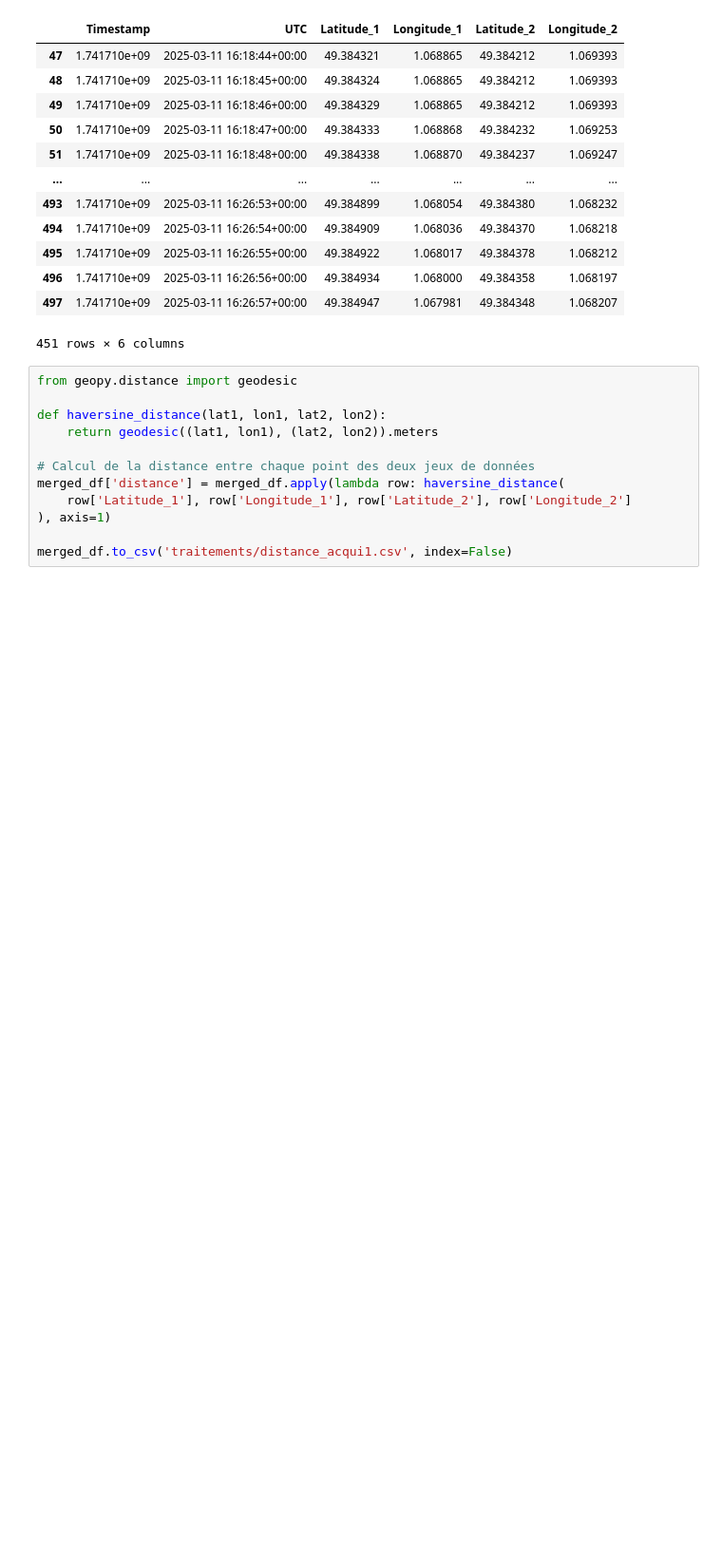
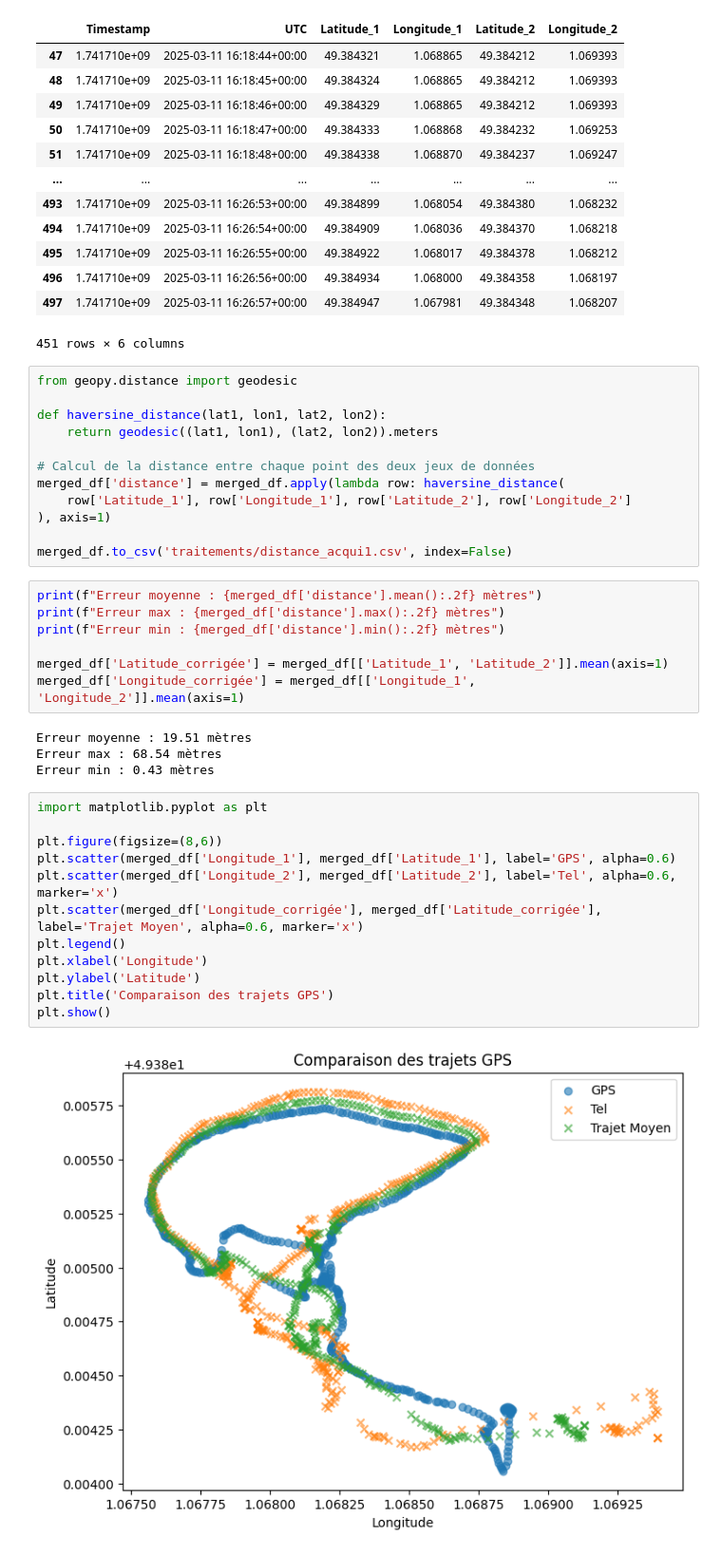
Before and after one commit to nathansourdrille/pi-itenerary, a Jupyter notebook: JPaul.ipynb, the cells around one changed output. Shown at 95% size. Cells and saved outputs as stored; diff of their text form; blank space fills up the shorter version.

Commit message:
Plot comparaison trajets

```diff
--- a/JPaul.ipynb
+++ b/JPaul.ipynb
@@ -41,3 +41,28 @@ merged_df['distance'] = merged_df.apply(lambda row: haversine_distance(
 ), axis=1)
 
 merged_df.to_csv('traitements/distance_acqui1.csv', index=False)
+# %%
+print(f"Erreur moyenne : {merged_df['distance'].mean():.2f} mètres")
+print(f"Erreur max : {merged_df['distance'].max():.2f} mètres")
+print(f"Erreur min : {merged_df['distance'].min():.2f} mètres")
+
+merged_df['Latitude_corrigée'] = merged_df[['Latitude_1', 'Latitude_2']].mean(axis=1)
+merged_df['Longitude_corrigée'] = merged_df[['Longitude_1', 'Longitude_2']].mean(axis=1)
+# %% [output]
+Erreur moyenne : 19.51 mètres
+Erreur max : 68.54 mètres
+Erreur min : 0.43 mètres
+# %%
+import matplotlib.pyplot as plt
+
+plt.figure(figsize=(8,6))
+plt.scatter(merged_df['Longitude_1'], merged_df['Latitude_1'], label='GPS', alpha=0.6)
+plt.scatter(merged_df['Longitude_2'], merged_df['Latitude_2'], label='Tel', alpha=0.6, marker='x')
+plt.scatter(merged_df['Longitude_corrigée'], merged_df['Latitude_corrigée'], label='Trajet Moyen', alpha=0.6, marker='x')
+plt.legend()
+plt.xlabel('Longitude')
+plt.ylabel('Latitude')
+plt.title('Comparaison des trajets GPS')
+plt.show()
+# %% [output]
+[figure, added]
```
Also changed, not shown: parts of 1 cell of this notebook.
